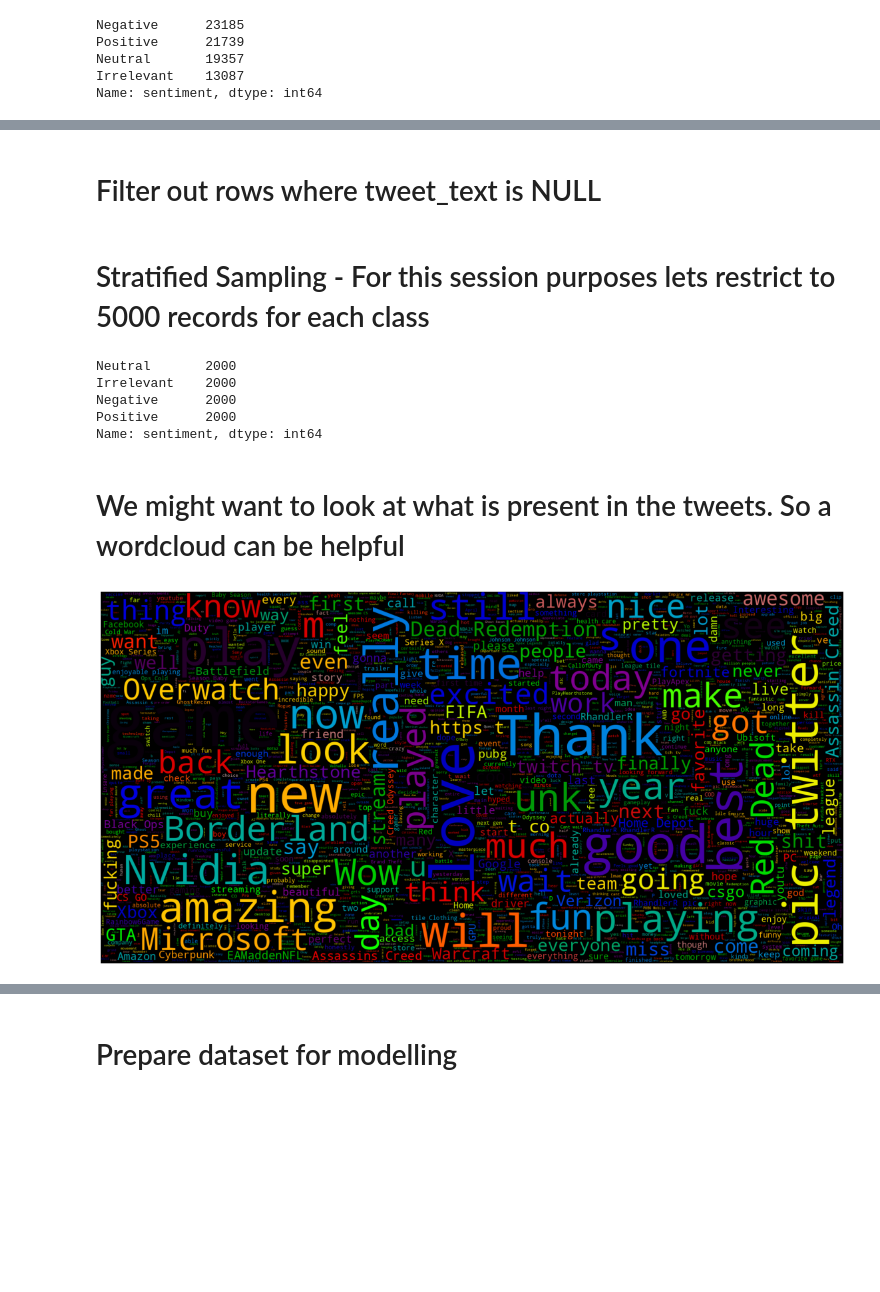
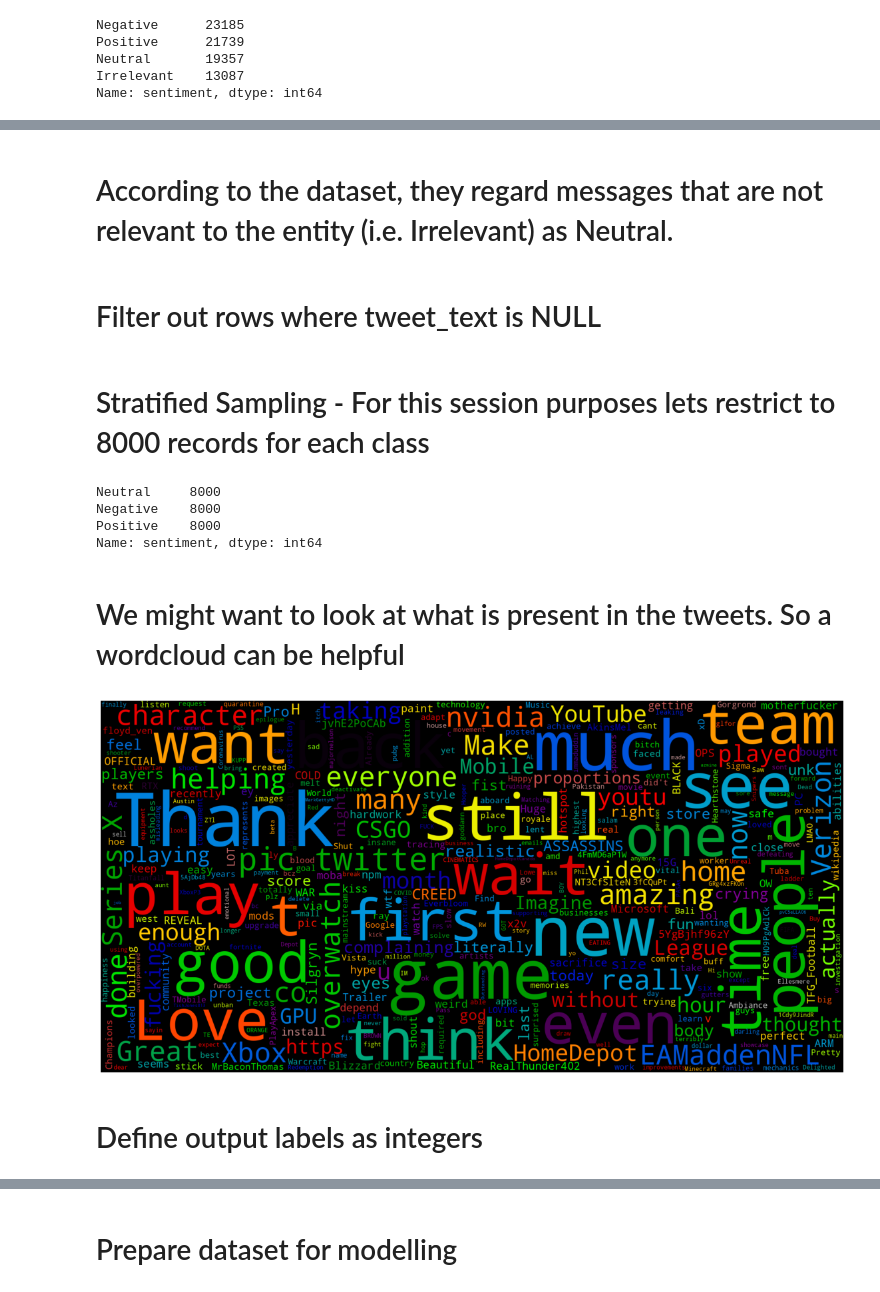
Before and after one commit to ConcurDataScience/ConcurMLWorkshop, a Jupyter notebook: 03_Model_Building/sentiment-classification-twitter.ipynb, the cells around one changed output, grey strips where cells are left out. Saved outputs shown, nothing was run; the diff lists cells and outputs as text; code cells hidden in the pictures; blank space fills up the shorter version.

```diff
--- a/03_Model_Building/sentiment-classification-twitter.ipynb
+++ b/03_Model_Building/sentiment-classification-twitter.ipynb
@@ -151,0 +108,2 @@ df["sentiment_index"] = names_to_ids(df["sentiment"])
+# %%
+df = pd.read_csv('input-dataset.psv', sep='|')
@@ -188,3 +156,7 @@ memory usage: 4.1+ MB
+# %% [markdown]
+# According to the dataset, they regard messages that are not relevant to the entity (i.e. Irrelevant) as Neutral.
+# %%
+df['sentiment'] = np.where(df.sentiment=='Irrelevant', 'Neutral', df.sentiment)
 # %% [markdown]
 # Filter out rows where tweet_text is NULL
 # %%
@@ -192,12 +164,15 @@ memory usage: 4.1+ MB
 df = df[df.tweet_text.isnull()==False]
 df['tweet_text'] = df['tweet_text'].astype(str)
 # %% [markdown]
-# Stratified Sampling - For this session purposes lets restrict to 5000 records for each class
+# Stratified Sampling - For this session purposes lets restrict to 8000 records for each class
 # %%
-number_of_rows_each_class = 2000
+number_of_rows_each_class = 8000
 dfs_list = []
 for unique_sentiment in np.unique(df.sentiment):
-    df_sentiment = df[df.sentiment == unique_sentiment].sample(n=number_of_rows_each_class, random_state = 42)
+    df_sentiment = df[df.sentiment == unique_sentiment]
+    if df_sentiment.shape[0] > number_of_rows_each_class:
+        df_sentiment = df_sentiment.sample(n=number_of_rows_each_class, random_state = 42)
+
     dfs_list.append(df_sentiment)
 df = pd.concat(dfs_list)
 df = df.sample(frac=1, random_state = 42)
@@ -205,10 +180,9 @@ df = df.reset_index(drop = True)
 # %%
 df.sentiment.value_counts()
 # %% [output]
-Neutral       2000
-Irrelevant    2000
-Negative      2000
-Positive      2000
+Neutral     8000
+Negative    8000
+Positive    8000
 Name: sentiment, dtype: int64
 # %% [markdown]
 # We might want to look at what is present in the tweets. So a wordcloud can be helpful
@@ -232,6 +206,9 @@ def word_cloud(tweets):
     plt.show()
 # %%
 # Positive tweets word cloud
-word_cloud((df[df.sentiment=='Positive'].tweet_text).str.cat(sep=' '))
+sample_df = df[df.sentiment=='Positive'].tweet_text.head(50)
+word_cloud(sample_df.str.cat(sep=' '))
 # %% [output]
-[figure, old version]
+[figure, new version]
+# %% [markdown]
+# Define output labels as integers
```
Also changed, not shown: parts of 55 cells of this notebook, 2 other files.
